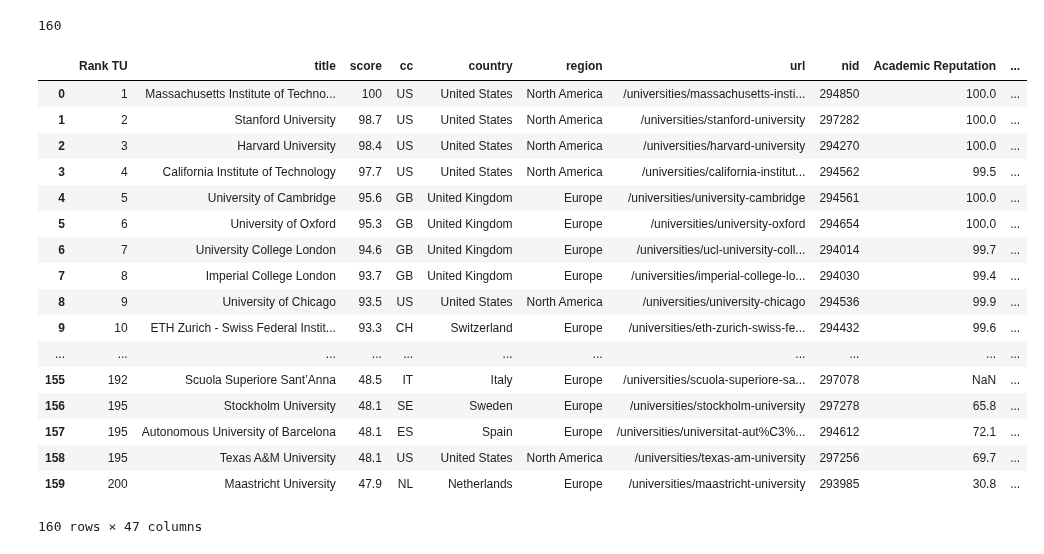
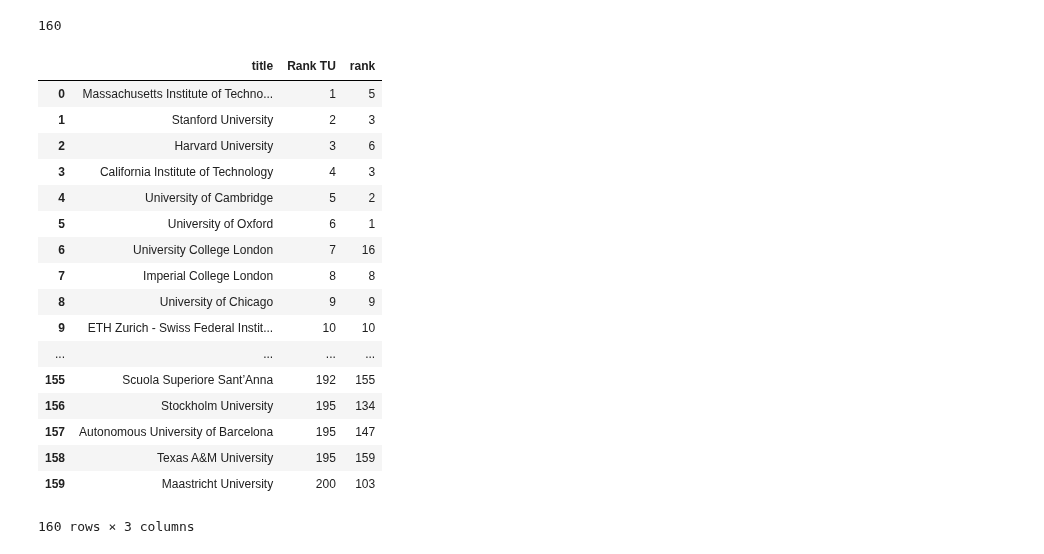
Before and after one commit to adamkozak/ADA2017-project, a Jupyter notebook: Homework/02 - Data from the Web/Homework 2.ipynb, the cells around one changed output. Saved outputs shown, nothing was run; the diff lists cells and outputs as text; code cells hidden in the pictures.

```diff
--- a/Homework/02 - Data from the Web/Homework 2.ipynb
+++ b/Homework/02 - Data from the Web/Homework 2.ipynb
@@ -150,2 +126,0 @@ top_unis_times.head()
-# %%
-top_unis_times['rank'] = top_unis_times['rank'].str.replace("=", "")
@@ -178,5 +137,4 @@ array(['Massachusetts Institute of Technology (MIT)',
 # %%
-matching_names_total_in_times = [title in top_unis_times['name'].values for title in Total['title'].values]
-
-np.count_nonzero(matching_names_total_in_times)
+matching_names_total_in_times = np.array([title in top_unis_times['name'].values for title in Total['title'].values])
+matching_names_total_in_times
 # %% [output]
@@ -184,5 +158,3 @@ np.count_nonzero(matching_names_total_in_times)
-# %%
-matching_names_total_in_times = np.array(matching_names_total_in_times)
 # %% [markdown]
 This names were not matched between `Total` and `top_unis_times`
 # %%
@@ -250,6 +173,5 @@ array(['Massachusetts Institute of Technology',
 # %%
-matching_names_total_in_times_2 = [title in top_unis_times['name'].values for title in Total['title'].values]
+matching_names_total_in_times_2 = np.array([title in top_unis_times['name'].values for title in Total['title'].values])
 print(np.count_nonzero(matching_names_total_in_times_2))
-matching_names_total_in_times_2 = np.array(matching_names_total_in_times_2)
 # %% [output]
 119
@@ -413,23 +249,23 @@ matching_names_times_in_total = np.array(matching_names_times_in_total)
 160
 # %%
 Full_ranking = Total.merge(top_unis_times, left_on='title', right_on='name', how='inner')
-Full_ranking[['title', 'Rank TU', 'rank']
+Full_ranking[['title', 'Rank TU', 'rank']]
 # %% [output]
-|  | Rank TU | title | score | cc | country | region | url | nid | Academic Reputation | ... |
-| 0 | 1 | Massachusetts Institute of Techno... | 100 | US | United States | North America | /universities/massachusetts-insti... | 294850 | 100.0 | ... |
-| 1 | 2 | Stanford University | 98.7 | US | United States | North America | /universities/stanford-university | 297282 | 100.0 | ... |
-| 2 | 3 | Harvard University | 98.4 | US | United States | North America | /universities/harvard-university | 294270 | 100.0 | ... |
-| 3 | 4 | California Institute of Technology | 97.7 | US | United States | North America | /universities/california-institut... | 294562 | 99.5 | ... |
-| 4 | 5 | University of Cambridge | 95.6 | GB | United Kingdom | Europe | /universities/university-cambridge | 294561 | 100.0 | ... |
-| 5 | 6 | University of Oxford | 95.3 | GB | United Kingdom | Europe | /universities/university-oxford | 294654 | 100.0 | ... |
-| 6 | 7 | University College London | 94.6 | GB | United Kingdom | Europe | /universities/ucl-university-coll... | 294014 | 99.7 | ... |
-| 7 | 8 | Imperial College London | 93.7 | GB | United Kingdom | Europe | /universities/imperial-college-lo... | 294030 | 99.4 | ... |
-| 8 | 9 | University of Chicago | 93.5 | US | United States | North America | /universities/university-chicago | 294536 | 99.9 | ... |
-| 9 | 10 | ETH Zurich - Swiss Federal Instit... | 93.3 | CH | Switzerland | Europe | /universities/eth-zurich-swiss-fe... | 294432 | 99.6 | ... |
-| ... | ... | ... | ... | ... | ... | ... | ... | ... | ... | ... |
-| 155 | 192 | Scuola Superiore Sant’Anna | 48.5 | IT | Italy | Europe | /universities/scuola-superiore-sa... | 297078 | NaN | ... |
-| 156 | 195 | Stockholm University | 48.1 | SE | Sweden | Europe | /universities/stockholm-university | 297278 | 65.8 | ... |
-| 157 | 195 | Autonomous University of Barcelona | 48.1 | ES | Spain | Europe | /universities/universitat-aut%C3%... | 294612 | 72.1 | ... |
-| 158 | 195 | Texas A&M University | 48.1 | US | United States | North America | /universities/texas-am-university | 297256 | 69.7 | ... |
-| 159 | 200 | Maastricht University | 47.9 | NL | Netherlands | Europe | /universities/maastricht-university | 293985 | 30.8 | ... |
+|  | title | Rank TU | rank |
+| 0 | Massachusetts Institute of Techno... | 1 | 5 |
+| 1 | Stanford University | 2 | 3 |
+| 2 | Harvard University | 3 | 6 |
+| 3 | California Institute of Technology | 4 | 3 |
+| 4 | University of Cambridge | 5 | 2 |
+| 5 | University of Oxford | 6 | 1 |
+| 6 | University College London | 7 | 16 |
+| 7 | Imperial College London | 8 | 8 |
+| 8 | University of Chicago | 9 | 9 |
+| 9 | ETH Zurich - Swiss Federal Instit... | 10 | 10 |
+| ... | ... | ... | ... |
+| 155 | Scuola Superiore Sant’Anna | 192 | 155 |
+| 156 | Stockholm University | 195 | 134 |
+| 157 | Autonomous University of Barcelona | 195 | 147 |
+| 158 | Texas A&M University | 195 | 159 |
+| 159 | Maastricht University | 200 | 103 |
-160 rows × 47 columns
+160 rows × 3 columns
```
Also changed, not shown: parts of 29 cells of this notebook.
